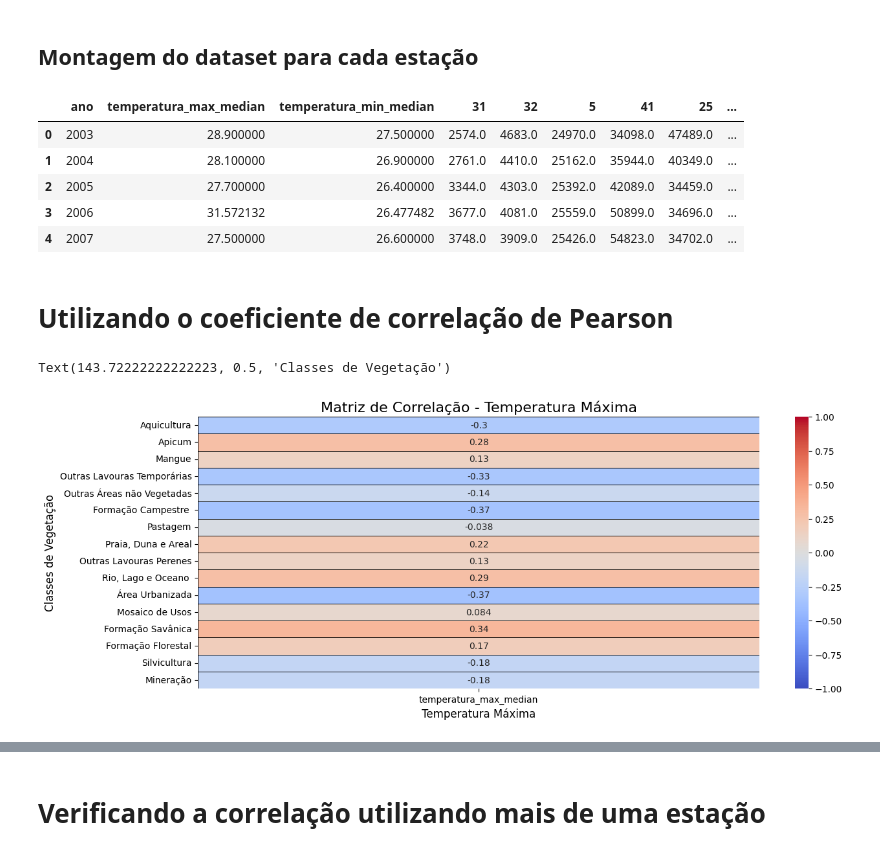
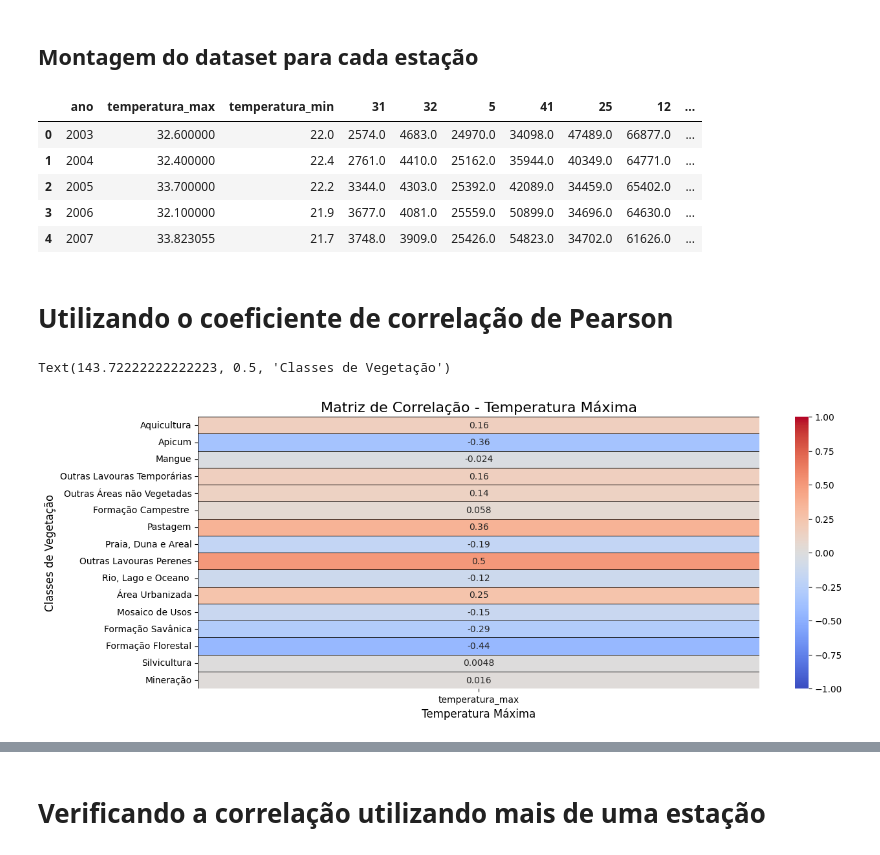
Before and after one commit to ArthurrCr/Projeto_PDI_, a Jupyter notebook: notebooks/primeira_abordagem.ipynb, the cells around one changed output, grey strips where cells are left out. Drawn from its saved outputs; the diff is of its cells as text; code cells hidden in the pictures.

```diff
--- a/notebooks/primeira_abordagem.ipynb
+++ b/notebooks/primeira_abordagem.ipynb
@@ -365,0 +351,4 @@ array(['A305', 'A306', 'A307', 'A308', 'A408', 'A412', 'A310', 'A309',
+# %%
+# remover linhas onde data está duplicada
+temperaturas = temperaturas.drop_duplicates(subset=['id_estacao','data'])
+temperaturas.head()
@@ -366,6 +362,6 @@ array(['A305', 'A306', 'A307', 'A308', 'A408', 'A412', 'A310', 'A309',
 # %%
 # Filtrar os dados apenas para a estação A305
-dados_A305 = temperaturas[temperaturas['id_estacao'] == 'A305']
+dados_A305 = temperaturas[temperaturas['id_estacao'] == 'A306']
 
 # Agrupar por ano e calcular a temperatura máxima e mínima anual
 temperatura_anual = dados_A305.groupby('ano').agg(
@@ -491,8 +487,8 @@ def calcular_media_temperatura(dados, estacao_id):
 
     # Agrupar por ano e calcular a média das temperaturas máxima e mínima
     temperatura_anual = dados_estacao.groupby('ano').agg(
-        temperatura_max_median=('temperatura_max', 'median'),
-        temperatura_min_median=('temperatura_min', 'median')
+        temperatura_max=('temperatura_max', 'max'),
+        temperatura_min=('temperatura_min', 'min')
     ).reset_index()
 
     return temperatura_anual
@@ -552,12 +548,12 @@ dataset_completo_A305 = criar_dataset_completo(dados_A305, output_base_dir, esta
 # %%
 dataset_completo_A305.head()
 # %% [output]
-|  | ano | temperatura_max_median | temperatura_min_median | 31 | 32 | 5 | 41 | 25 | ... |
-| 0 | 2003 | 28.900000 | 27.500000 | 2574.0 | 4683.0 | 24970.0 | 34098.0 | 47489.0 | ... |
-| 1 | 2004 | 28.100000 | 26.900000 | 2761.0 | 4410.0 | 25162.0 | 35944.0 | 40349.0 | ... |
-| 2 | 2005 | 27.700000 | 26.400000 | 3344.0 | 4303.0 | 25392.0 | 42089.0 | 34459.0 | ... |
-| 3 | 2006 | 31.572132 | 26.477482 | 3677.0 | 4081.0 | 25559.0 | 50899.0 | 34696.0 | ... |
-| 4 | 2007 | 27.500000 | 26.600000 | 3748.0 | 3909.0 | 25426.0 | 54823.0 | 34702.0 | ... |
+|  | ano | temperatura_max | temperatura_min | 31 | 32 | 5 | 41 | 25 | 12 | ... |
+| 0 | 2003 | 32.600000 | 22.0 | 2574.0 | 4683.0 | 24970.0 | 34098.0 | 47489.0 | 66877.0 | ... |
+| 1 | 2004 | 32.400000 | 22.4 | 2761.0 | 4410.0 | 25162.0 | 35944.0 | 40349.0 | 64771.0 | ... |
+| 2 | 2005 | 33.700000 | 22.2 | 3344.0 | 4303.0 | 25392.0 | 42089.0 | 34459.0 | 65402.0 | ... |
+| 3 | 2006 | 32.100000 | 21.9 | 3677.0 | 4081.0 | 25559.0 | 50899.0 | 34696.0 | 64630.0 | ... |
+| 4 | 2007 | 33.823055 | 21.7 | 3748.0 | 3909.0 | 25426.0 | 54823.0 | 34702.0 | 61626.0 | ... |
 # %% [markdown]
 # Utilizando o coeficiente de correlação de Pearson
 # %%
@@ -607,28 +603,28 @@ id_to_class_name = {
 # %%
 # Calcular a matriz de correlação para todas as colunas
 correlation_matrix = dataset_completo_A305.corr(method='pearson')
 
 # Focar apenas na correlação da temperatura máxima com as classes de vegetação
-correlation_max = correlation_matrix[['temperatura_max_median']].drop(['ano', 'temperatura_max_median', 'temperatura_min_median'])
+correlation_max = correlation_matrix[['temperatura_max']].drop(['ano', 'temperatura_max', 'temperatura_min'])
 
 # Mapeando os nomes das classes no eixo y
 correlation_max.index = correlation_max.index.map(id_to_class_name)
 
 # Focar apenas na correlação da temperatura mínima com as classes de vegetação
-correlation_min = correlation_matrix[['temperatura_min_median']].drop(['ano', 'temperatura_max_median', 'temperatura_min_median'])
+correlation_min = correlation_matrix[['temperatura_min']].drop(['ano', 'temperatura_max', 'temperatura_min'])
 
 # Mapeando os nomes das classes no eixo y
 correlation_min.index = correlation_min.index.map(id_to_class_name)
 
 # Configurar o tamanho do plot e criar duas subplots
 plt.figure(figsize=(14, 12))
 
 # Heatmap para Temperatura Máxima
 plt.subplot(2, 1, 1)
 sns.heatmap(correlation_max, annot=True, cmap='coolwarm', vmin=-1, vmax=1, linewidths=0.5, linecolor='black')
 plt.title('Matriz de Correlação - Temperatura Máxima', fontsize=16)
 plt.xlabel('Temperatura Máxima', fontsize=12)
 plt.ylabel('Classes de Vegetação', fontsize=12)
 # %% [output]
 Text(143.72222222222223, 0.5, 'Classes de Vegetação')
-[figure, old version]
+[figure, new version]
```
Also changed, not shown: parts of 17 cells of this notebook.
